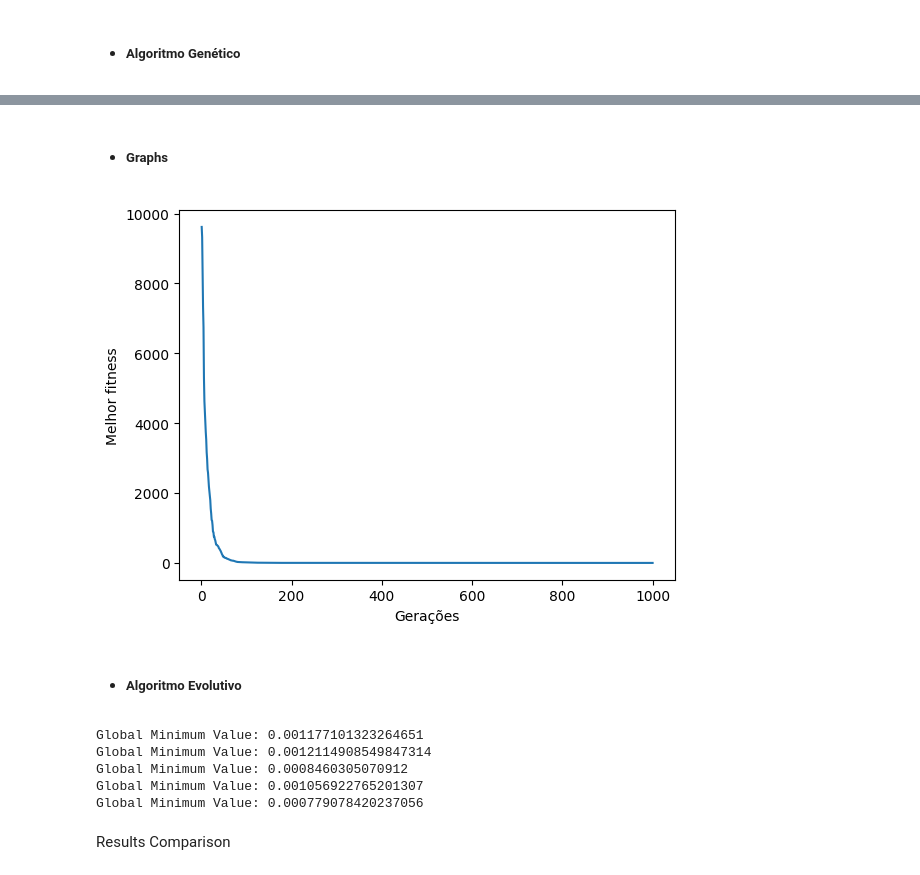
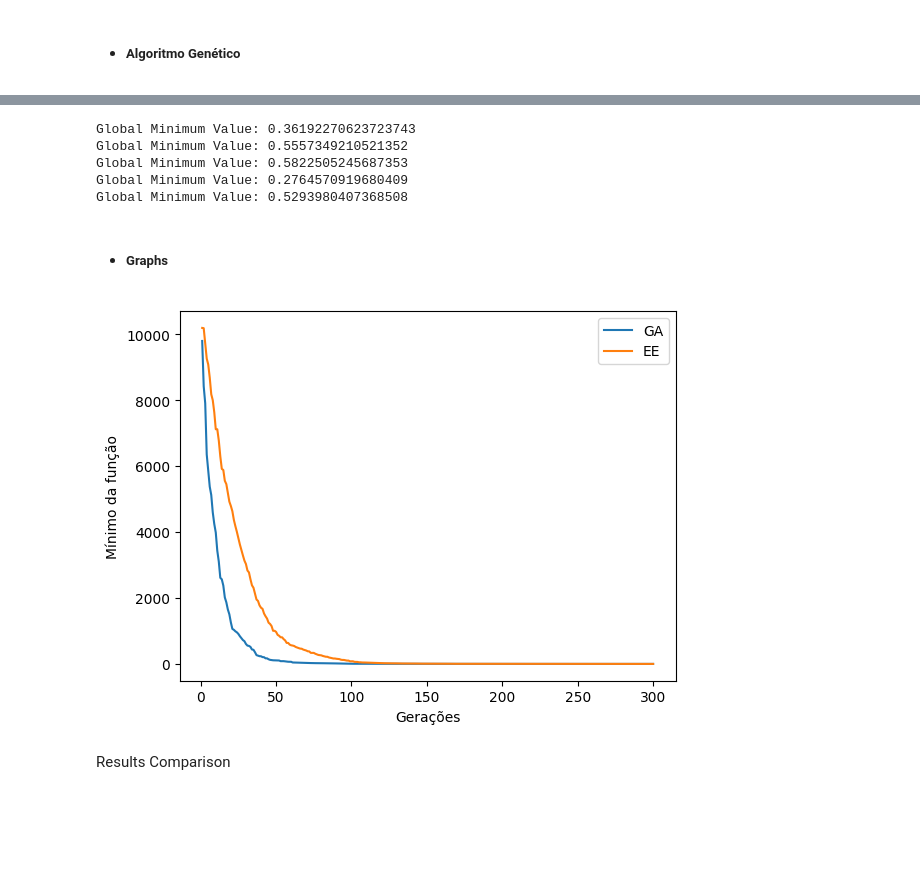
Before and after one commit to CaiolBarreto/function-optimization, a Jupyter notebook: main.ipynb, the cells around one changed output, grey strips where cells are left out. Saved outputs shown, nothing was run; the diff lists cells and outputs as text; code cells hidden in the pictures; blank space fills up the shorter version.

```diff
--- a/main.ipynb
+++ b/main.ipynb
@@ -203,13 +221,13 @@ params = {
 - ##### Algoritmo Genético
 # %%
 lower_min_global = float('inf')
-lower_min_fitness_array = []
+lower_min_fitness_ga = []
 
 for i in range(NUMBER_OF_EXECUTIONS):
-   global_min_value, best_generations_fitness_array = genetic_algorithm(**params)
+   global_min_value, best_generations_ga = genetic_algorithm(**params)
    schwefel_min_values_genetic.append(global_min_value)
 
    if global_min_value < lower_min_global:
       lower_min_global = global_min_value
-      lower_min_fitness_array = best_generations_fitness_array
+      lower_min_fitness_ga = best_generations_ga
 # %% [output]
@@ -221,30 +241,37 @@ Global Minimum Value: 0.012666926513702492
+# %%
+params.pop("crossover_prob")
+
+lower_min_global = float('inf')
+lower_min_fitness_ee = []
+
+for i in range(NUMBER_OF_EXECUTIONS):
+   global_min_value, best_generations_ee = evolution_strategy(**params)
+   schwefel_min_values_evolutionary.append(global_min_value)
+
+   if global_min_value < lower_min_global:
+      lower_min_global = global_min_value
+      lower_min_fitness_ee = best_generations_ee
+# %% [output]
+Global Minimum Value: 0.36192270623723743
+Global Minimum Value: 0.5557349210521352
+Global Minimum Value: 0.5822505245687353
+Global Minimum Value: 0.2764570919680409
+Global Minimum Value: 0.5293980407368508
 # %% [markdown]
 - ##### Graphs
-# %%
-plt.plot(axis_value, lower_min_fitness_array)
-
-plt.xlabel('Gerações')
-plt.ylabel('Melhor fitness')
-
-plt.show()
-# %% [output]
-[figure, removed]
-# %% [markdown]
-- ##### Algoritmo Evolutivo
-# %%
-params.pop("crossover_prob")
-params["mutation_rate"] = 0.8
-
-
-for i in range(NUMBER_OF_EXECUTIONS):
-   global_min_value = evolution_strategy(**params)
-   schwefel_min_values_evolutionary.append(global_min_value)
-# %% [output]
-Global Minimum Value: 0.001177101323264651
-Global Minimum Value: 0.0012114908549847314
-Global Minimum Value: 0.0008460305070912
-Global Minimum Value: 0.001056922765201307
-Global Minimum Value: 0.000779078420237056
+# %%
+axis_value = [num for num in range(1, NUM_GENERATIONS + 1)]
+
+plt.plot(axis_value, lower_min_fitness_ga, label="GA")
+plt.plot(axis_value, lower_min_fitness_ee, label="EE")
+
+plt.xlabel('Gerações')
+plt.ylabel('Mínimo da função')
+plt.legend()
+
+plt.show()
+# %% [output]
+[figure, added]
 # %% [markdown]
 Results Comparison
 # %%
```
Also changed, not shown: parts of 27 cells of this notebook, 1 other file.
